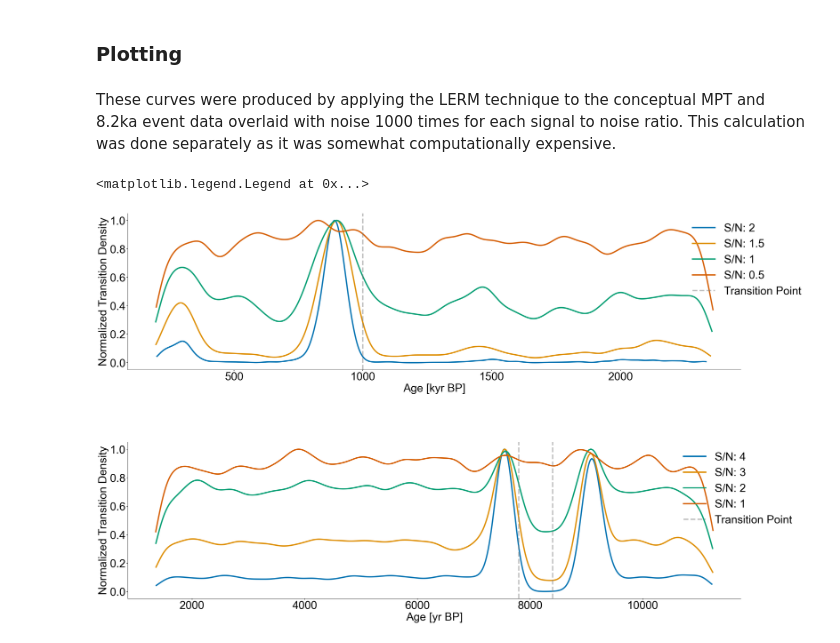
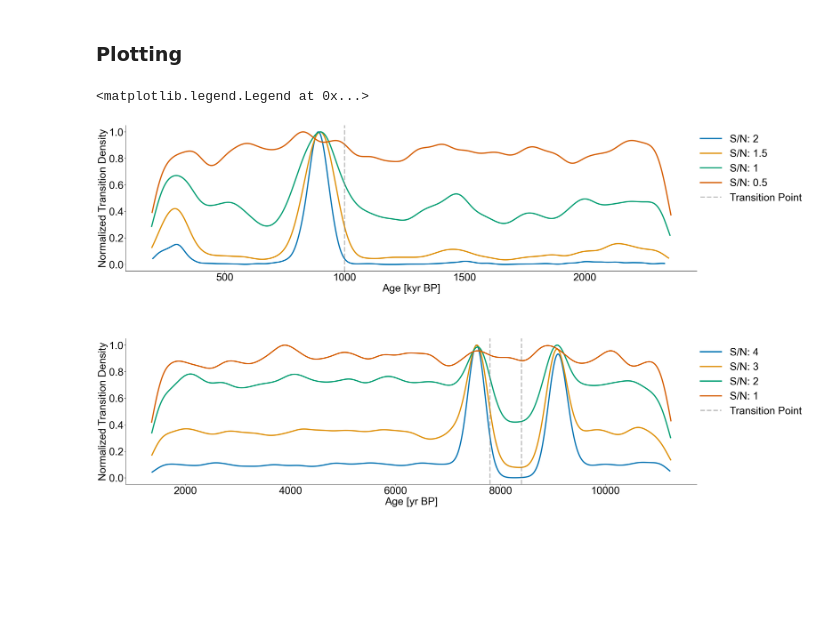
Before and after one commit to alexkjames/Detecting_Paleoclimate_Transitions_with_LERM, a Jupyter notebook: notebooks/Figure_7.ipynb, the cells around one changed output. Saved outputs shown, nothing was run; the diff lists cells and outputs as text; code cells hidden in the pictures; blank space fills up the shorter version.

```diff
--- a/notebooks/Figure_7.ipynb
+++ b/notebooks/Figure_7.ipynb
@@ -14,0 +19,33 @@ from scipy.stats import gaussian_kde
+# %%
+#Defining group lists for easy loading
+group_names = ['ODP 925'] #,'ODP 927','ODP 929','ODP 846','ODP 849']
+# %%
+series_list = []
+color_list = sns.color_palette('colorblind')
+
+for name in group_names:
+    with open('./data/LR04cores_spec_corr/'+name[-3:]+'_LR04age.txt','rb') as handle:
+        lines = handle.readlines()
+        time = []
+        d18O = []
+        for x in lines:
+            line_time = float(format(float(x.decode().split()[1]),'10f'))
+            line_d18O = float(format(float(x.decode().split()[2]),'10f'))
+            #There is a discontinuity in 927 around 4000 ka, we'll just exclude it
+            if line_time <= 4000:
+                time.append(line_time)
+                d18O.append(line_d18O)
+        series = pyleo.Series(value=d18O,
+                              time=time,
+                              label=name,
+                              time_name='Yr',
+                              time_unit='ka',
+                              value_name=r'$\delta^{18}O$',
+                              value_unit='permil')
+    series_list.append(series)
+
+max_time = min([max(series.time) for series in series_list])
+min_time = max([min(series.time) for series in series_list])
+
+ms = pyleo.MultipleSeries([series.slice((min_time,max_time)).interp() for series in series_list])
+fig,ax = ms.stackplot(colors=color_list[:len(ms.series_list)],figsize=(8,2*len(ms.series_list)))
@@ -77,8 +143,6 @@ def detect_transitions(series,transition_interval=None):
     return transitions
 # %% [markdown]
 ### Plotting
-# %% [markdown]
-These curves were produced by applying the LERM technique to the conceptual MPT and 8.2ka event data overlaid with noise 1000 times for each signal to noise ratio. This calculation was done separately as it was somewhat computationally expensive.
 # %%
 #Production figure
 
@@ -119,33 +183,33 @@ for idx,level in enumerate(noise_levels):
     axes[0].set_xlabel('Age [kyr BP]')
     axes[0].set_ylabel('Normalized Transition Density')
 
 axes[0].axvline(1000,color='grey',linestyle='dashed',alpha=.5,linewidth=4,label='Transition Point')
-axes[0].legend(bbox_to_anchor=(1.115,1),loc='upper right')
+axes[0].legend(bbox_to_anchor=(1.2,1),loc='upper right')
 
 with open('./data/8k_transitions.pkl','rb') as handle:
     trans_res = pickle.load(handle)
 
 noise_levels = [4,3,2,1]
 
 for idx,level in enumerate(noise_levels):
     transition_hist = trans_res[level]
 
     kde = gaussian_kde(transition_hist,bw_method=.06)
     x_axis = np.linspace(transition_hist.min(),transition_hist.max(),10000)
     evaluated = kde.evaluate(x_axis)
     evaluated /= max(evaluated)
 
     axes[1].plot(x_axis,evaluated,label=f'S/N: {level}',color=color_list[idx],linewidth=4)
     # ax.axvspan(7200,7800,color='grey',alpha=.3,label='Positive Range')
     # ax.axvspan(8800,9600,color='grey',alpha=.3)
 
     axes[1].grid(False)
     axes[1].set_xlabel('Age [yr BP]')
     axes[1].set_ylabel('Normalized Transition Density')
 
 axes[1].axvline(7800,color='grey',linestyle='dashed',alpha=.5,linewidth=4,label='Transition Point')
 axes[1].axvline(8400,color='grey',linestyle='dashed',alpha=.5,linewidth=4)
-axes[1].legend(bbox_to_anchor=(1.1,1),loc='upper right')
+axes[1].legend(bbox_to_anchor=(1.2,1),loc='upper right')
 # %% [output]
 <matplotlib.legend.Legend at 0x...>
-[figure, old version]
+[figure, new version]
```
Also changed, not shown: parts of 7 cells of this notebook, 11 other files.
